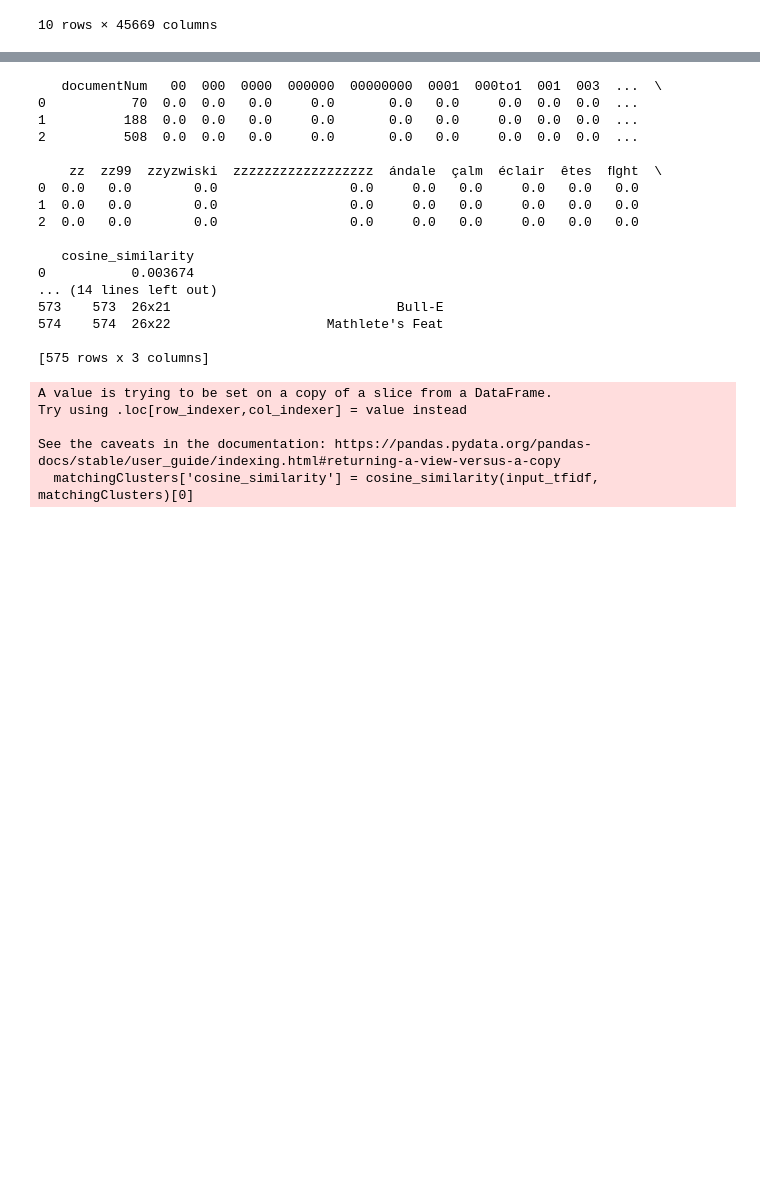
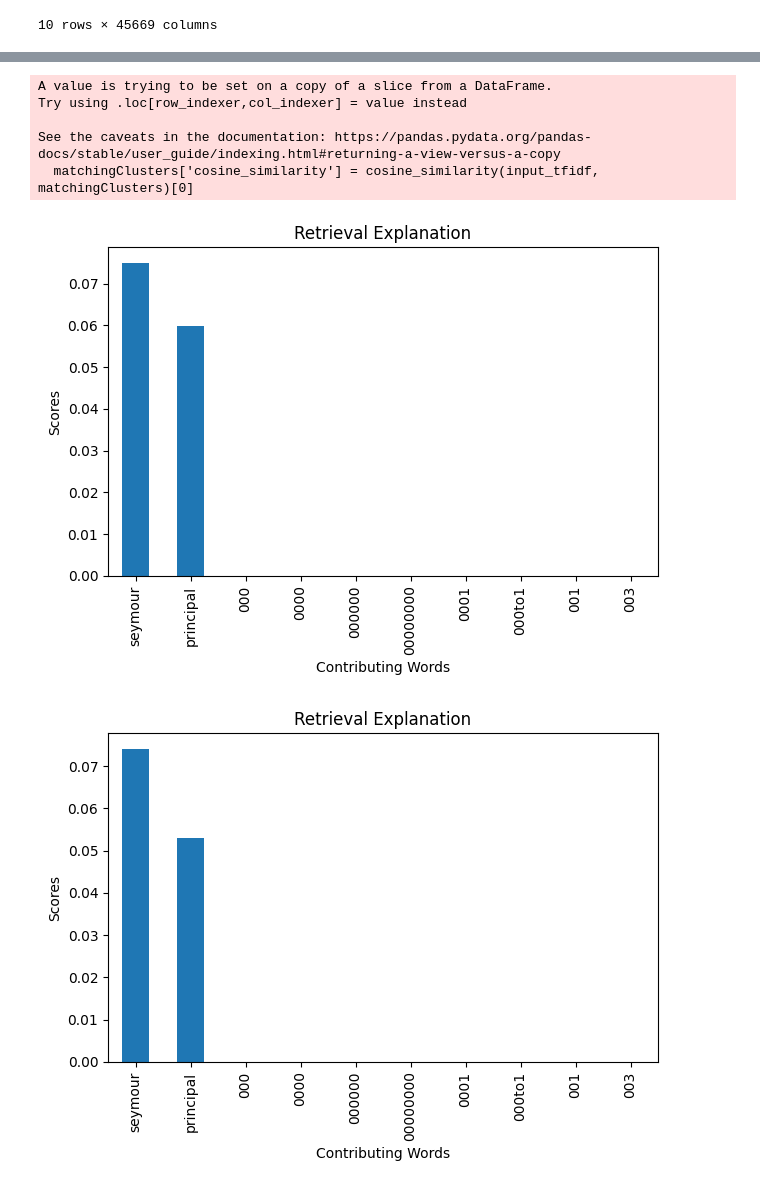
Before and after one commit to nic-hooper/extravagant_koalas, a Jupyter notebook: checkpoint3.ipynb, the cells around one changed output, grey strips where cells are left out. Drawn from its saved outputs; the diff is of its cells as text; code cells hidden in the pictures; blank space fills up the shorter version.

```diff
--- a/checkpoint3.ipynb
+++ b/checkpoint3.ipynb
@@ -246,14 +345,14 @@ topTenResults
 # %%
 import pickle
 # Serialize and save the model
-with open('flask/tfidf_vectorizer.pkl', 'wb') as file:
+with open('flask/pkls/tfidf_vectorizer.pkl', 'wb') as file:
     pickle.dump(tfidf_vectorizer, file)
 
-with open('flask/kmeans.pkl', 'wb') as file:
+with open('flask/pkls/kmeans.pkl', 'wb') as file:
     pickle.dump(kmeans, file)
 
-with open('flask/documents_idf.pkl','wb') as file:
+with open('flask/pkls/documents_idf.pkl','wb') as file:
     pickle.dump(tfidf_df,file)
 
-with open('flask/documents.pkl','wb') as file:
+with open('flask/pkls/documents.pkl','wb') as file:
     pickle.dump(data[['number','title']],file)
@@ -290,44 +373,62 @@ documents = documents.reset_index().rename(columns={'level_0': 'documentNum'})
 with open('flask/pkls/documents_idf.pkl', 'rb') as file:
          tfidf_df =  pickle.load(file)
 # %%
+from sklearn.metrics.pairwise import cosine_similarity
+
 import re
-document = 'bananas are cool'
+document = ' principal seymour krebappel '
 pattern2 = r"[^\w\s]"
 document_processed = " ".join(document.strip().lower().replace('\n', ' ').split())
 document_processed = re.sub(pattern2, "", document_processed)
 input_tfidf = tfidf_vectorizer.transform([document_processed])
 predicted_cluster = kmeans.predict(input_tfidf)[0]
 matchingClusters = tfidf_df[tfidf_df['cluster']==predicted_cluster]
 matchingClusters['cosine_similarity'] = cosine_similarity(input_tfidf, matchingClusters)[0]
 
 matchingClusters = matchingClusters.reset_index().rename(columns={'level_0': 'documentNum'})
 matchingClusters = matchingClusters.sort_values(by='cosine_similarity', ascending=False)
-topTenResults = matchingClusters.head(10)
-print(topTenResults)
-print(documents)
-topTenResults = topTenResults[['documentNum','cosine_similarity']]
+topTenResults = matchingClusters.head(2)
+
+#topTenResults = topTenResults[['documentNum','cosine_similarity']]
 resultsReturner = pd.merge(topTenResults, documents, left_on='documentNum', right_on = 'index', how='inner')
-resultsJson = resultsReturner.to_json(orient='records')
+result_rows = []
+input_tfidf_df = pd.DataFrame(input_tfidf.toarray(), columns=tfidf_vectorizer.get_feature_names_out())
+
+
+    # Iterate over each row in the DataFrame
+for index, row in resultsReturner.iterrows():
+    resultsReturnerCopy = resultsReturner.copy()
+    tempReturner = resultsReturnerCopy.loc[[index]]
+    tempReturner.reset_index(drop=True, inplace=True)
+    input_tfidf_df.reset_index(drop=True, inplace=True)
+    tempReturner = tempReturner*input_tfidf_df
+
+    numeric_columns = tempReturner.select_dtypes(include='number').drop('documentNum',axis=1).drop('index_y',axis=1)
+    columns_to_keep = numeric_columns.sum().nlargest(10).index
+
+
+        # Select the top 10 columns and other relevant columns from the DataFrame
+    result_df = tempReturner[['title_y', 'number', 'cosine_similarity'] + columns_to_keep.tolist()]
+    result_rows.append(result_df)
+        # Create a new DataFrame containing only the selected columns and their values
+    plot_data = tempReturner[columns_to_keep.tolist()]
+    plot_data_transposed = plot_data.T
+
+    # Plot each column on a bar chart
+    plot_data_transposed.plot(kind='bar', legend=False)
+
+        # Add labels and title
+    plt.xlabel('Contributing Words')
+    plt.ylabel('Scores')
+    plt.title('Retrieval Explanation')
+    plt.tight_layout()
+    plt.savefig('plot_image_'+str(index)+'.png')
+#resultsJson = resultsReturner.to_json(orient='records')
 # %% [output]
-   documentNum   00  000  0000  000000  00000000  0001  000to1  001  003  ...  \
-0           70  0.0  0.0   0.0     0.0       0.0   0.0     0.0  0.0  0.0  ...
-1          188  0.0  0.0   0.0     0.0       0.0   0.0     0.0  0.0  0.0  ...
-2          508  0.0  0.0   0.0     0.0       0.0   0.0     0.0  0.0  0.0  ...
+A value is trying to be set on a copy of a slice from a DataFrame.
+Try using .loc[row_indexer,col_indexer] = value instead
 
-    zz  zz99  zzyzwiski  zzzzzzzzzzzzzzzzzz  ándale  çalm  éclair  êtes  ﬂght  \
-0  0.0   0.0        0.0                 0.0     0.0   0.0     0.0   0.0   0.0
-1  0.0   0.0        0.0                 0.0     0.0   0.0     0.0   0.0   0.0
-2  0.0   0.0        0.0                 0.0     0.0   0.0     0.0   0.0   0.0
-
-   cosine_similarity
-0           0.003674
-... (14 lines left out)
-573    573  26x21                             Bull-E
-574    574  26x22                    Mathlete's Feat
-
-[575 rows x 3 columns]
+See the caveats in the documentation: https://pandas.pydata.org/pandas-docs/stable/user_guide/indexing.html#returning-a-view-versus-a-copy
+  matchingClusters['cosine_similarity'] = cosine_similarity(input_tfidf, matchingClusters)[0]
-A value is trying to be set on a copy of a slice from a DataFrame.
-Try using .loc[row_indexer,col_indexer] = value instead
-
-See the caveats in the documentation: https://pandas.pydata.org/pandas-docs/stable/user_guide/indexing.html#returning-a-view-versus-a-copy
-  matchingClusters['cosine_similarity'] = cosine_similarity(input_tfidf, matchingClusters)[0]
+[figure, added]
+[figure, added]
```
Also changed, not shown: parts of 14 cells of this notebook.
